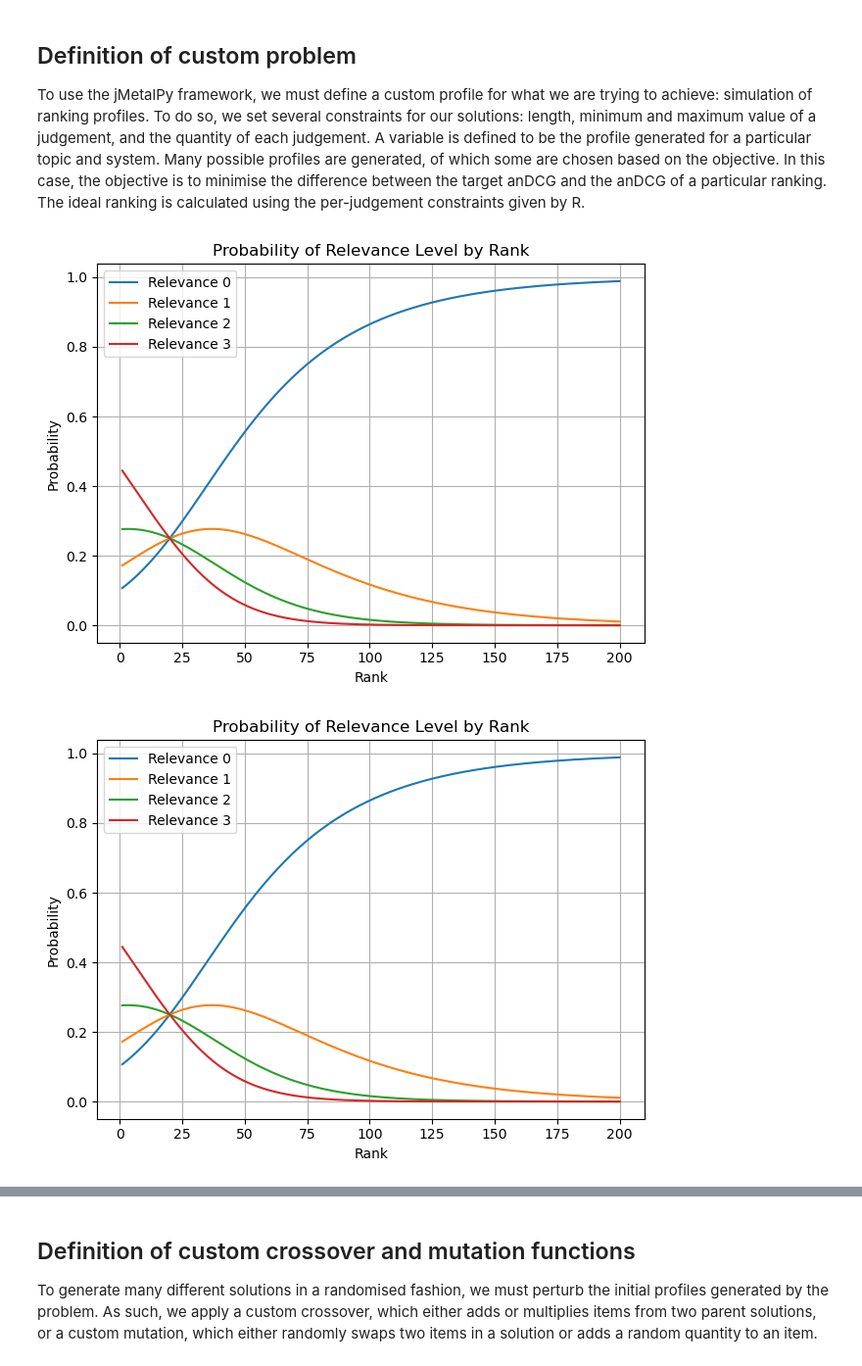
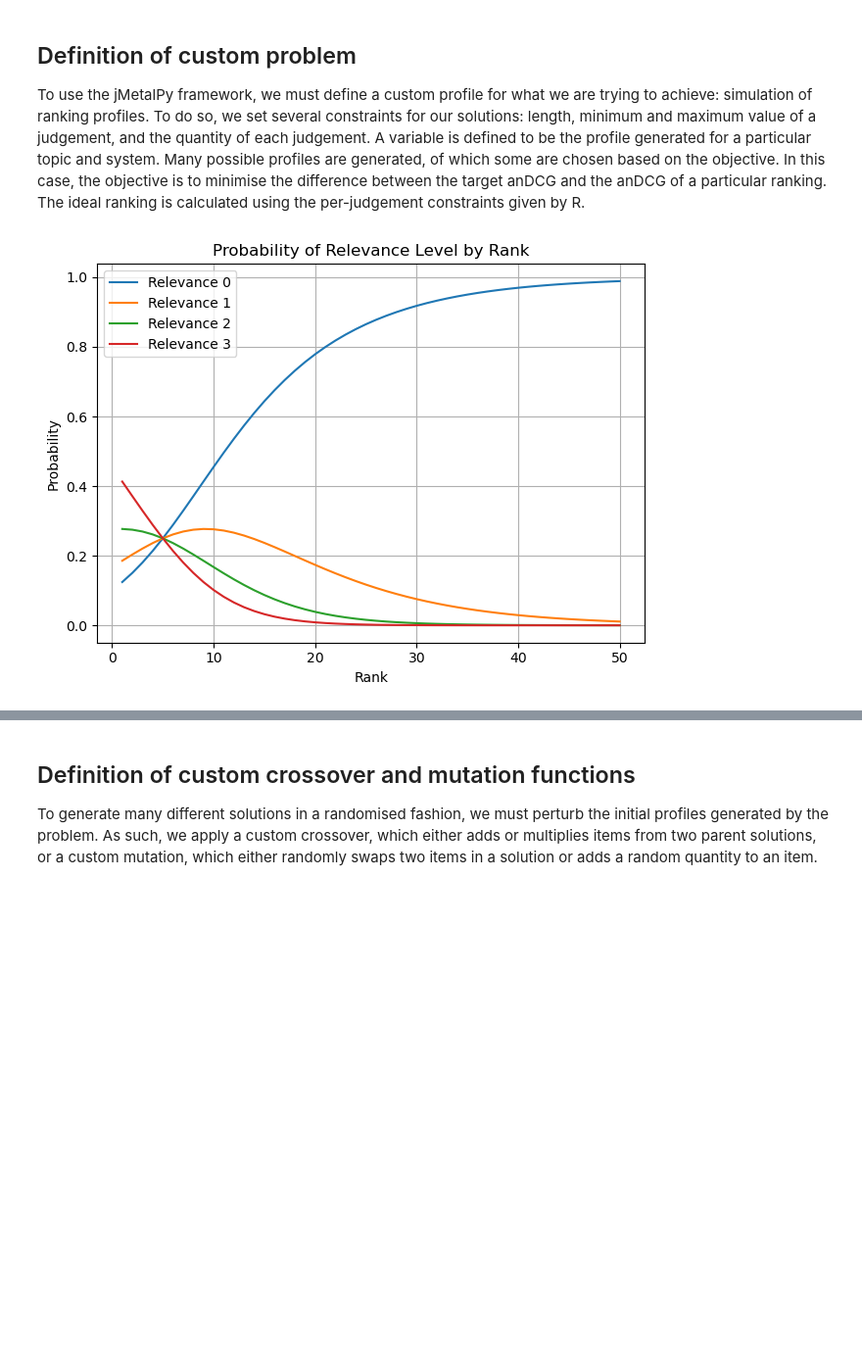
Before and after one commit to avezzuto1/CSE3000-Simulations, a Jupyter notebook: sample.ipynb, the cells around one changed output, grey strips where cells are left out. Shown at 98% size. Drawn from its saved outputs; the diff is of its cells as text; code cells hidden in the pictures; blank space fills up the shorter version.

Commit message:
updated relevance graph

```diff
--- a/sample.ipynb
+++ b/sample.ipynb
@@ -145,37 +138,30 @@ class RelevanceProfileProblem(IntegerProblem, ABC):
         anDCG = compute_anDCG(relevance_list=solution.variables)
         solution.objectives[0] = abs(self.target_fitness - anDCG)
 # %%
-def get_probs(rank, max_rank, min_rel, max_rel, system_id):
-    # decay_factors = [2.0, 5.0, 10.0, 20.0, 50.0]
-    # decay = decay_factors[system_id % len(decay_factors)]
-    #
-    # probs = np.array([
-    #      np.exp(-(rel + 1 + decay)%(max_rel + 1) * (rank - max_rank / decay) / (max_rank / 5 )) for rel in range(min_rel, max_rel + 1)
-    # ])
+def get_probs(rank, max_rank, min_rel, max_rel):
     probs = np.array([
      np.exp(-(rel + 1) * (rank - max_rank / 10) / (max_rank / 5 )) for rel in range(min_rel, max_rel + 1)
     ])
     probs /= probs.sum()
     return probs
 
-max_rank = 200
+max_rank = 50
 max_rel = 3
 ranks = np.arange(1, max_rank + 1)
 
-prob_matrix = np.zeros((max_rank, max_rel + 1))  # shape: (rank, rel)
-for system_id in range(5):
-    for i, rank in enumerate(ranks):
-        prob_matrix[i] = get_probs(rank, max_rank, 0, max_rel, system_id)
+prob_matrix = np.zeros((max_rank, max_rel + 1))
 
-    for rel in range(max_rel + 1):
-        plt.plot(ranks, prob_matrix[:, rel], label=f'Relevance {rel}')
-    plt.title('Probability of Relevance Level by Rank')
-    plt.xlabel('Rank')
-    plt.ylabel('Probability')
-    plt.legend()
-    plt.grid(True)
-    plt.tight_layout()
-    plt.show()
+for i, rank in enumerate(ranks):
+    prob_matrix[i] = get_probs(rank, max_rank, 0, max_rel)
+
+for rel in range(max_rel + 1):
+    plt.plot(ranks, prob_matrix[:, rel], label=f'Relevance {rel}')
+plt.title('Probability of Relevance Level by Rank')
+plt.xlabel('Rank')
+plt.ylabel('Probability')
+plt.legend()
+plt.grid(True)
+plt.tight_layout()
+plt.show()
 # %% [output]
-[figure, old version]
+[figure, new version]
-[figure, removed]
```
Also changed, not shown: parts of 3 cells of this notebook.
